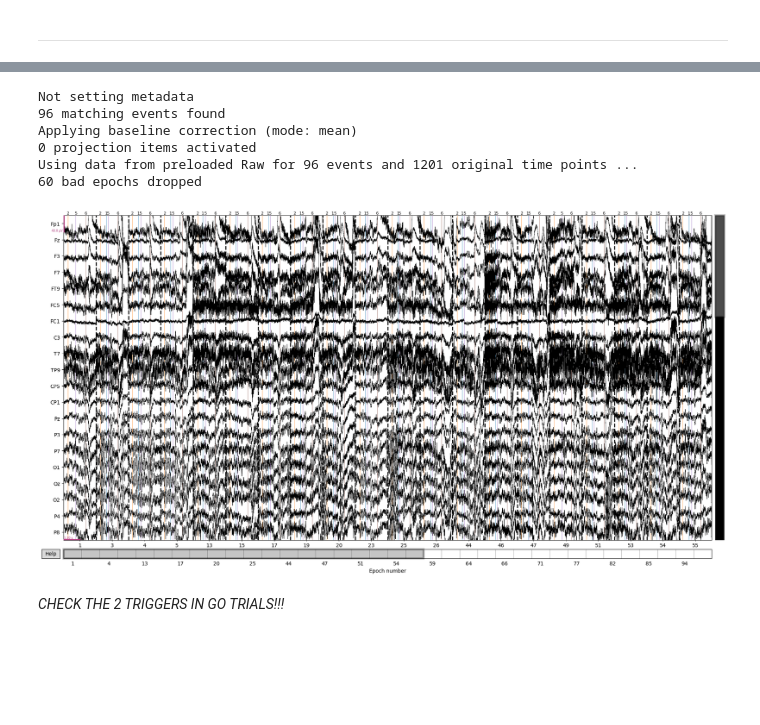
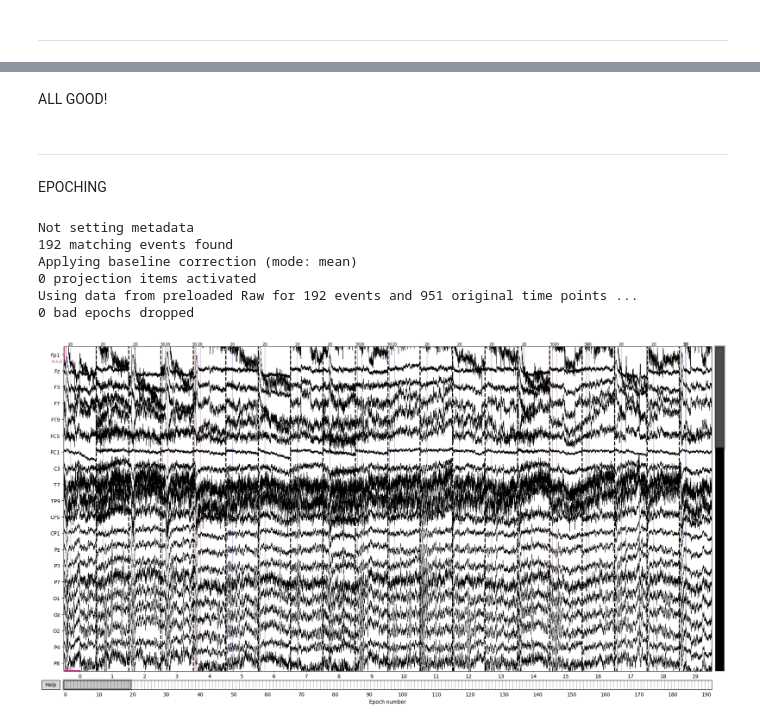
Before and after one commit to bonokat/motor_PD, a Jupyter notebook: pilot_epoching_decrat.ipynb, the cells around one changed output, grey strips where cells are left out. Drawn from its saved outputs; the diff is of its cells as text; code cells hidden in the pictures; blank space fills up the shorter version.

Commit message:
S3 - decrat and ftt epochs pilot

```diff
--- a/pilot_epoching_decrat.ipynb
+++ b/pilot_epoching_decrat.ipynb
@@ -514,29 +423,32 @@ _______________
+# %% [markdown]
+ALL GOOD!
+# %% [markdown]
+_____________________________
+EPOCHING
 # %%
-# EPOCHING: STOP trials
-events_stop = events_clean[events_clean[:, 2] == 5]
+# EPOCHING: PREPARE trials
+events_prepare = events_filtered[events_filtered[:, 2] == 20]
 
-event_id_stop = {'Stimulus/S  5': 5}
-epo_tmin_stop, epo_tmax_stop = -0.9, 1.5
+event_id_prepare = {np.str_('Stimulus/S 20'): 20}
+epo_tmin_prepare, epo_tmax_prepare = -0.4, 1.5
 
-epochs_stop = mne.Epochs(
+epochs_prepare = mne.Epochs(
     raw,
-    events_stop,
-    event_id=event_id_stop,
-    tmin=epo_tmin_stop,
-    tmax=epo_tmax_stop,
-    baseline=(epo_tmin_stop, 0),
+    events_prepare,
+    event_id=event_id_prepare,
+    tmin=epo_tmin_prepare,
+    tmax=epo_tmax_prepare,
+    baseline=(epo_tmin_prepare, 0),
     reject_by_annotation=True,
     preload=True,
 )
-epochs_stop.plot(events=events_clean) # NOTE: duplication of 2 trigger in some epochs on the plot (the data is fine)
+# epochs_prepare.plot(events=events_filtered)
 # %% [output]
 Not setting metadata
-96 matching events found
+192 matching events found
 Applying baseline correction (mode: mean)
 0 projection items activated
-Using data from preloaded Raw for 96 events and 1201 original time points ...
-60 bad epochs dropped
+Using data from preloaded Raw for 192 events and 951 original time points ...
+0 bad epochs dropped
-[figure, old version]
+[figure, new version]
-# %% [markdown]
-*CHECK THE 2 TRIGGERS IN GO TRIALS!!!*
 # %%
```
Also changed, not shown: parts of 26 cells of this notebook, 2 other files.
